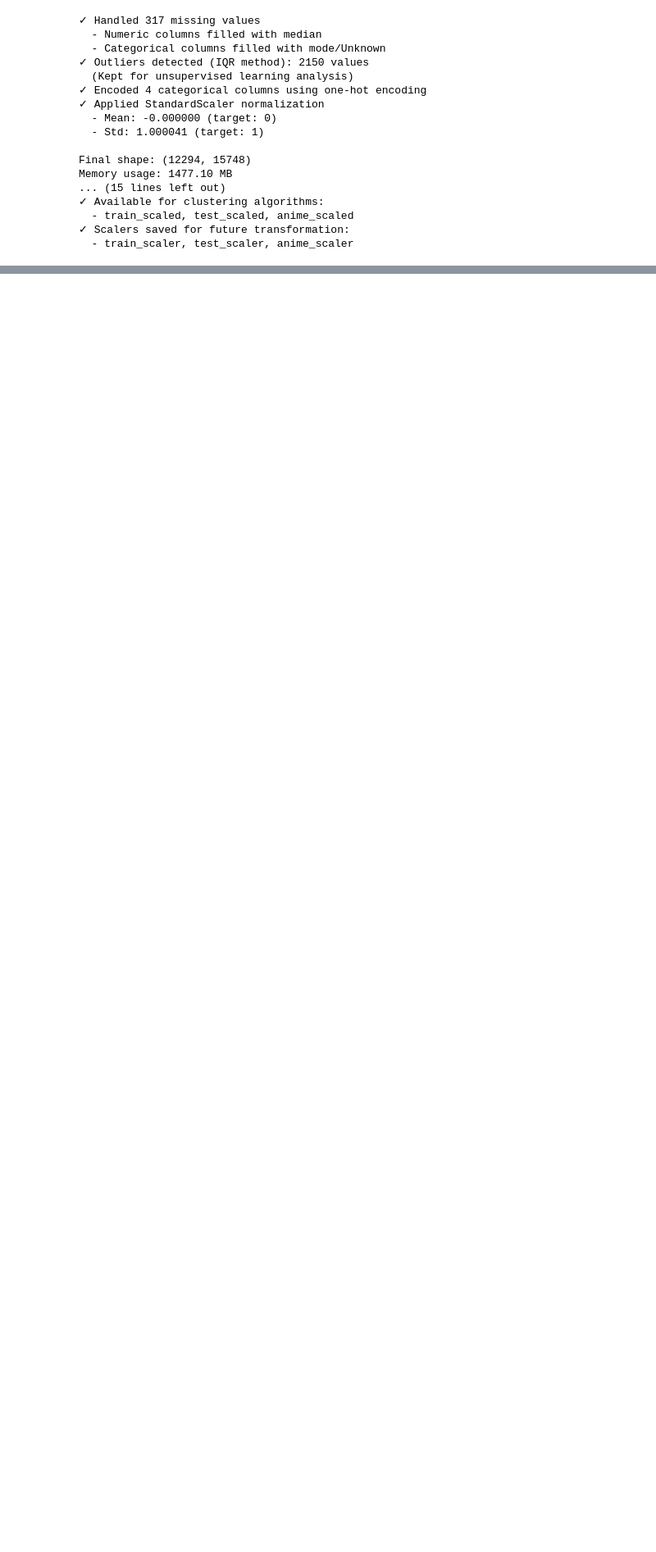
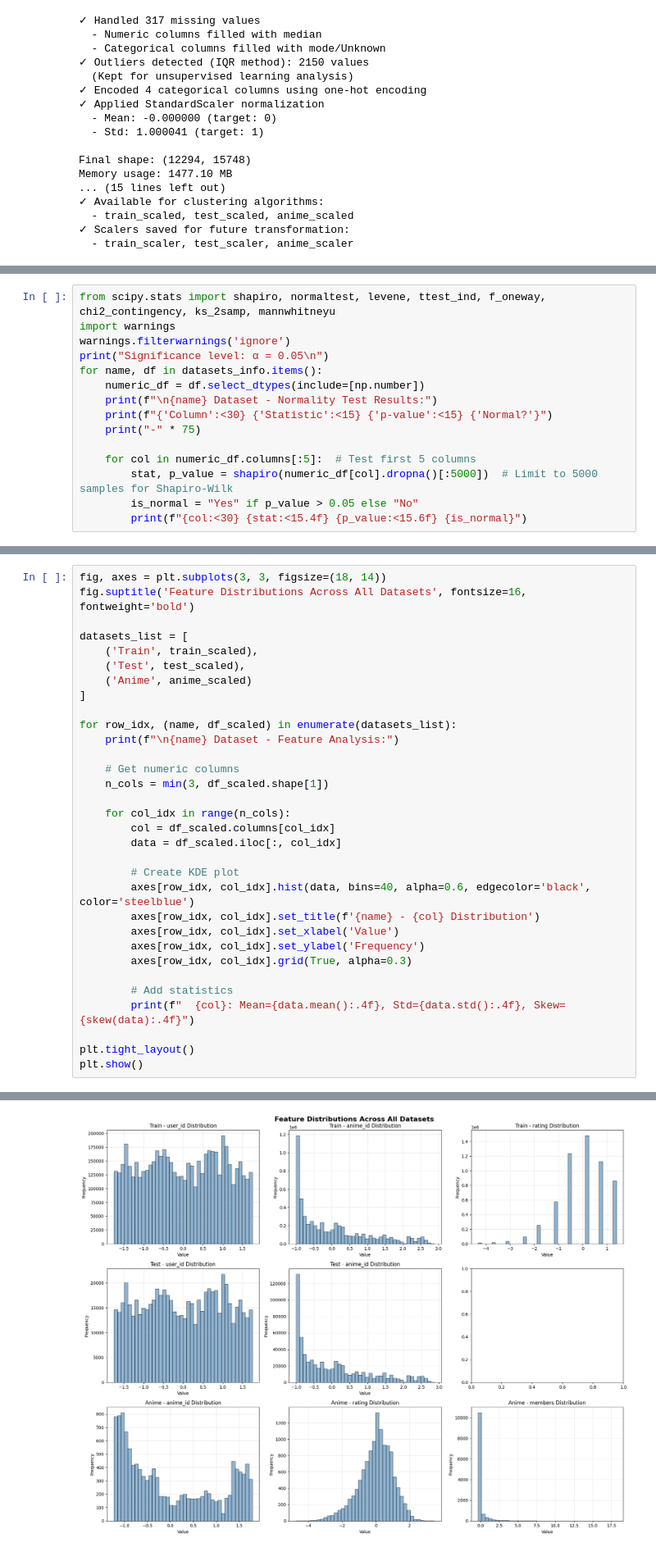
Before and after one commit to mneo823/25_NM_TM_PTDS_Classification_Project, a Jupyter notebook: model.ipynb, the cells around one changed output, grey strips where cells are left out. Shown at 82% size. Cells and saved outputs as stored; diff of their text form; blank space fills up the shorter version.

```diff
--- a/model.ipynb
+++ b/model.ipynb
@@ -436,0 +719,15 @@ Memory usage: 1477.10 MB
+# %%
+from scipy.stats import shapiro, normaltest, levene, ttest_ind, f_oneway, chi2_contingency, ks_2samp, mannwhitneyu
+import warnings
+warnings.filterwarnings('ignore')
+print("Significance level: α = 0.05\n")
+for name, df in datasets_info.items():
+    numeric_df = df.select_dtypes(include=[np.number])
+    print(f"\n{name} Dataset - Normality Test Results:")
+    print(f"{'Column':<30} {'Statistic':<15} {'p-value':<15} {'Normal?'}")
+    print("-" * 75)
+
+    for col in numeric_df.columns[:5]:  # Test first 5 columns
+        stat, p_value = shapiro(numeric_df[col].dropna()[:5000])  # Limit to 5000 samples for Shapiro-Wilk
+        is_normal = "Yes" if p_value > 0.05 else "No"
+        print(f"{col:<30} {stat:<15.4f} {p_value:<15.6f} {is_normal}")
@@ -436,0 +850,33 @@ Memory usage: 1477.10 MB
+# %%
+fig, axes = plt.subplots(3, 3, figsize=(18, 14))
+fig.suptitle('Feature Distributions Across All Datasets', fontsize=16, fontweight='bold')
+
+datasets_list = [
+    ('Train', train_scaled),
+    ('Test', test_scaled),
+    ('Anime', anime_scaled)
+]
+
+for row_idx, (name, df_scaled) in enumerate(datasets_list):
+    print(f"\n{name} Dataset - Feature Analysis:")
+
+    # Get numeric columns
+    n_cols = min(3, df_scaled.shape[1])
+
+    for col_idx in range(n_cols):
+        col = df_scaled.columns[col_idx]
+        data = df_scaled.iloc[:, col_idx]
+
+        # Create KDE plot
+        axes[row_idx, col_idx].hist(data, bins=40, alpha=0.6, edgecolor='black', color='steelblue')
+        axes[row_idx, col_idx].set_title(f'{name} - {col} Distribution')
+        axes[row_idx, col_idx].set_xlabel('Value')
+        axes[row_idx, col_idx].set_ylabel('Frequency')
+        axes[row_idx, col_idx].grid(True, alpha=0.3)
+
+        # Add statistics
+        print(f"  {col}: Mean={data.mean():.4f}, Std={data.std():.4f}, Skew={skew(data):.4f}")
+
+plt.tight_layout()
+plt.show()
+# %% [output]
@@ -436,0 +896 @@ Memory usage: 1477.10 MB
+[figure, added]
```
Also changed, not shown: parts of 37 cells of this notebook, 2 other files.
